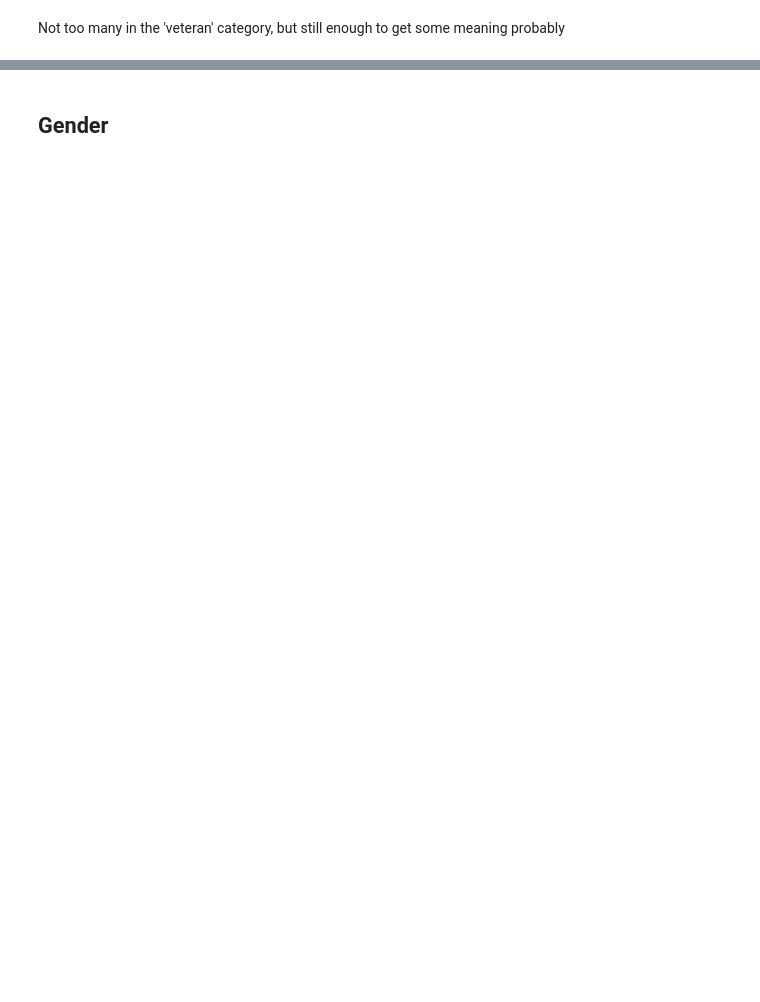
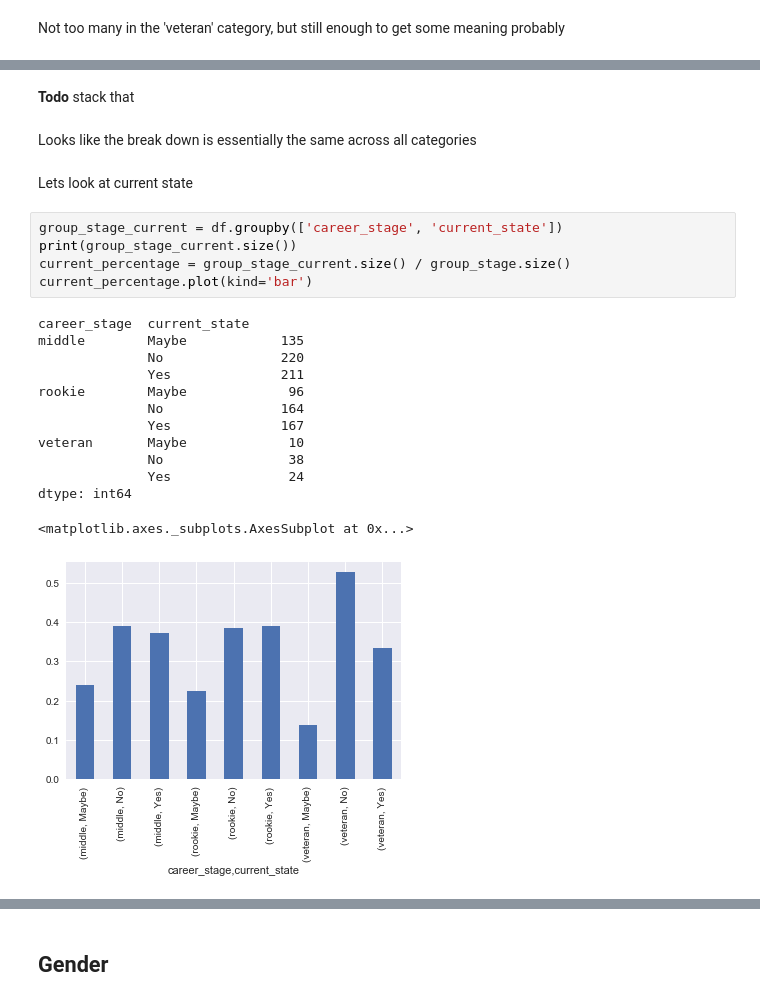
Before and after one commit to ncmatson/SMU_ML_Labs, a Jupyter notebook: lab1.ipynb, the cells around one changed output, grey strips where cells are left out. Cells and saved outputs as stored; diff of their text form; blank space fills up the shorter version.

```diff
--- a/lab1.ipynb
+++ b/lab1.ipynb
@@ -398,0 +429,25 @@ Not too many in the 'veteran' category, but still enough to get some meaning pro
+# %% [markdown]
+**Todo** stack that
+# %% [markdown]
+Looks like the break down is essentially the same across all categories
+# %% [markdown]
+Lets look at current state
+# %%
+group_stage_current = df.groupby(['career_stage', 'current_state'])
+print(group_stage_current.size())
+current_percentage = group_stage_current.size() / group_stage.size()
+current_percentage.plot(kind='bar')
+# %% [output]
+career_stage  current_state
+middle        Maybe            135
+              No               220
+              Yes              211
+rookie        Maybe             96
+              No               164
+              Yes              167
+veteran       Maybe             10
+              No                38
+              Yes               24
+dtype: int64
+<matplotlib.axes._subplots.AxesSubplot at 0x...>
+[figure, added]
```
Also changed, not shown: parts of 28 cells of this notebook, 1 other file.
